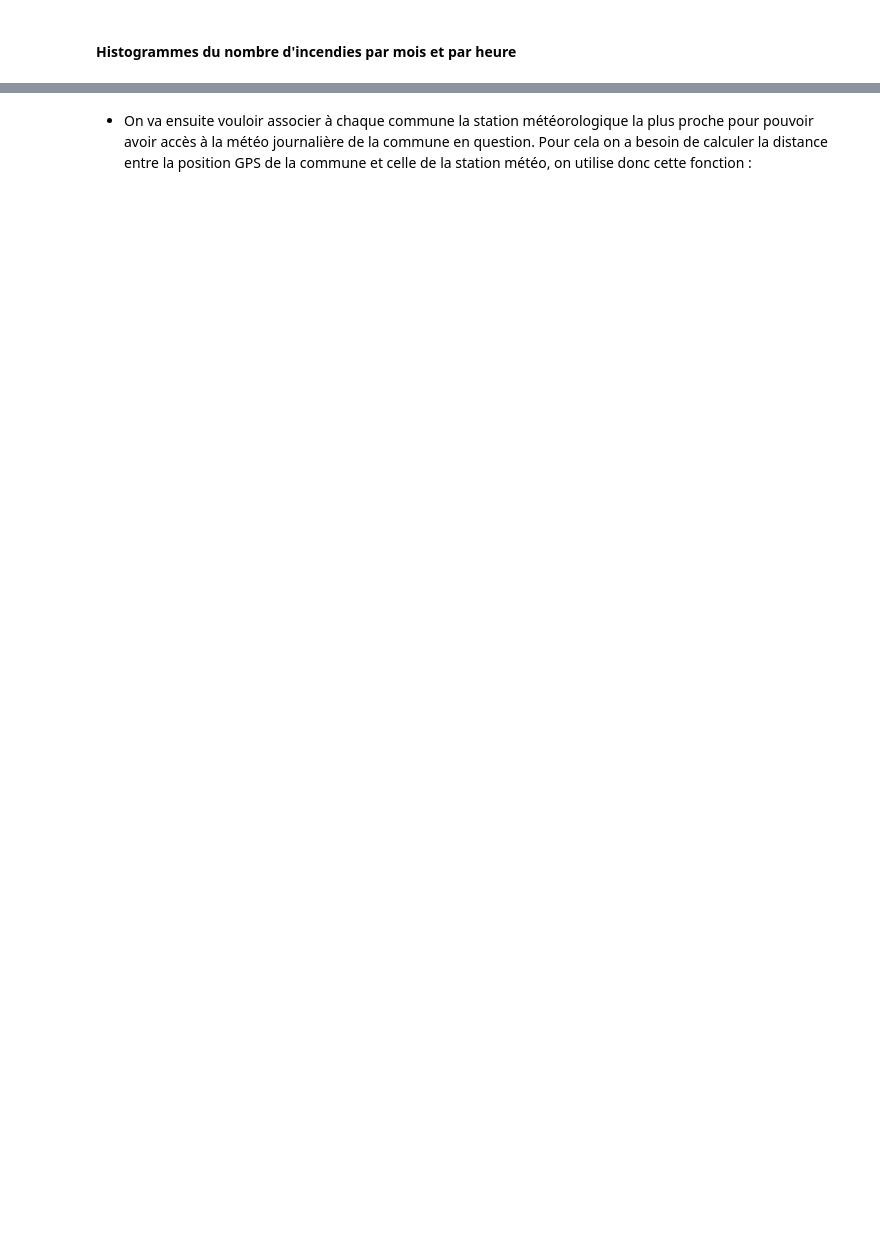
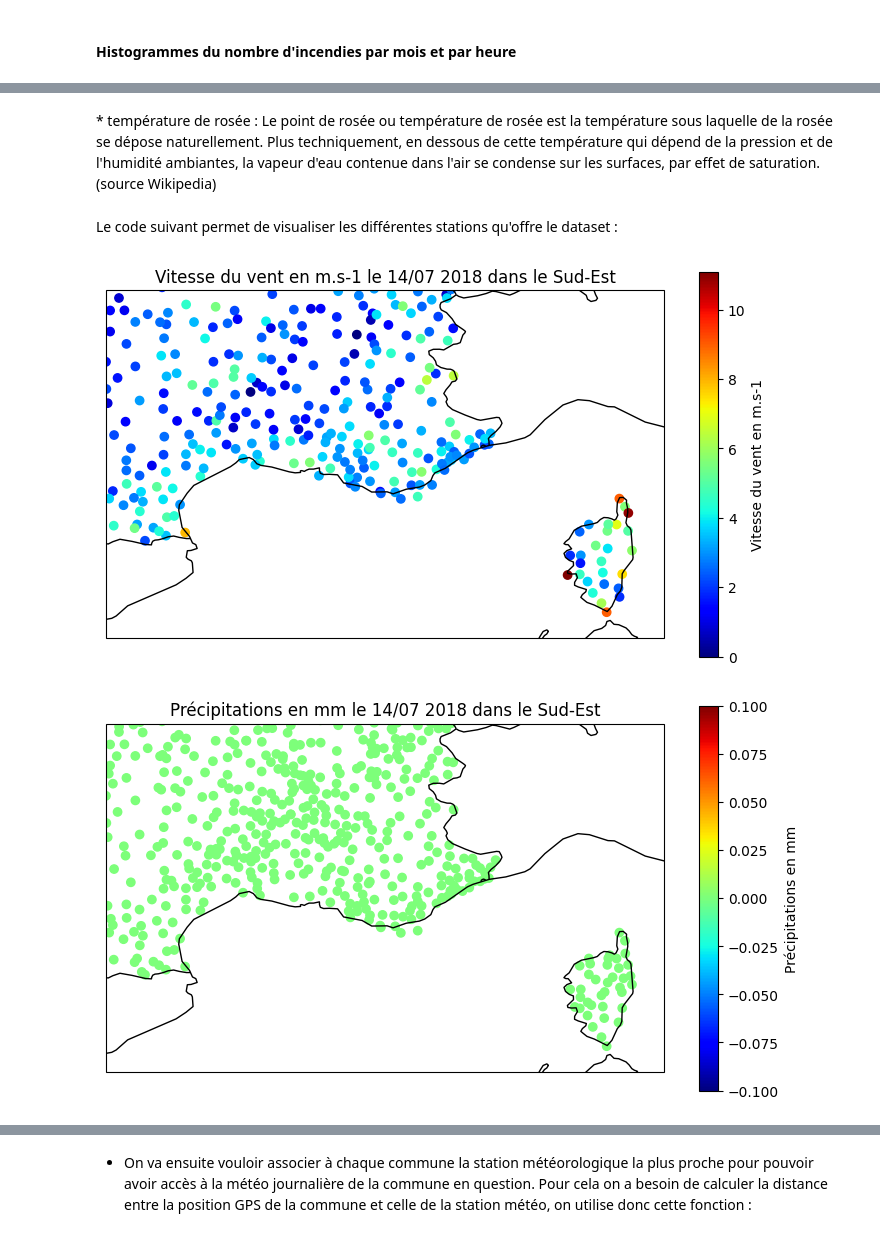
Before and after one commit to felixdechamps/ensae-prog2A, a Jupyter notebook: notebookincendies.ipynb, the cells around one changed output, grey strips where cells are left out. Drawn from its saved outputs; the diff is of its cells as text; code cells hidden in the pictures; blank space fills up the shorter version.

```diff
--- a/notebookincendies.ipynb
+++ b/notebookincendies.ipynb
@@ -120,0 +280,39 @@ En effet, 85% des incendies sont causés par l'homme. On observe également que
+# %% [markdown]
+\* température de rosée : Le point de rosée ou température de rosée est la température sous laquelle de la rosée se dépose naturellement. Plus techniquement, en dessous de cette température qui dépend de la pression et de l'humidité ambiantes, la vapeur d'eau contenue dans l'air se condense sur les surfaces, par effet de saturation. (source Wikipedia)
+# %% [markdown]
+Le code suivant permet de visualiser les différentes stations qu'offre le dataset :
+# %%
+import cartopy.crs as ccrs
+import cartopy.feature as cfeature
+date = "20180714 14:00"
+dict_param = {'ff' : ['Vitesse du vent', 'm.s-1'],  'precip' : ['Précipitations', 'mm'], 't' : ['Température', 'Kelvin'],
+'td' : ['Température de rosée', 'Kelvin'], 'hu' : ['Humidité', '%'], 'psl' : ['Pression', 'Pascal (Pa)']}
+liste_param = dict_param.keys()
+for param in liste_param :
+    nom_param, unite = dict_param[param]
+    df = df_meteo_SE[df_meteo_SE['date'] == date]
+    fenetre = [2, 10, 41, 46]
+    #2, 41, 10, 45.5
+    fig = plt.figure(figsize=(9,5))
+
+    # on sélectionne une projection
+    ax = plt.axes(projection=ccrs.PlateCarree())
+
+    #  on fait un scatter plot
+    scatter = plt.scatter(df['lon'], df['lat'], c=df[param], cmap='jet')
+
+    # on ajouter les bordures et les côtes
+    ax.coastlines(resolution='50m', linewidth=1)
+    ax.add_feature(cfeature.BORDERS.with_scale('50m'))
+
+    cbar = plt.colorbar(scatter)
+    cbar.set_label(f'{nom_param} en {unite}')  # Mettez la description souhaitée pour la légende
+
+    # on réduit au quart Sud-Est
+    ax.set_extent(fenetre)
+    # on ajoute un titre
+    plt.title(f"{nom_param} en {unite} le {date[6:8]}/{date[4:6] } 2018 dans le Sud-Est")
+    plt.show()
+# %% [output]
+[figure, added]
+[figure, added]
```
Also changed, not shown: parts of 39 cells of this notebook, 1 other file.
